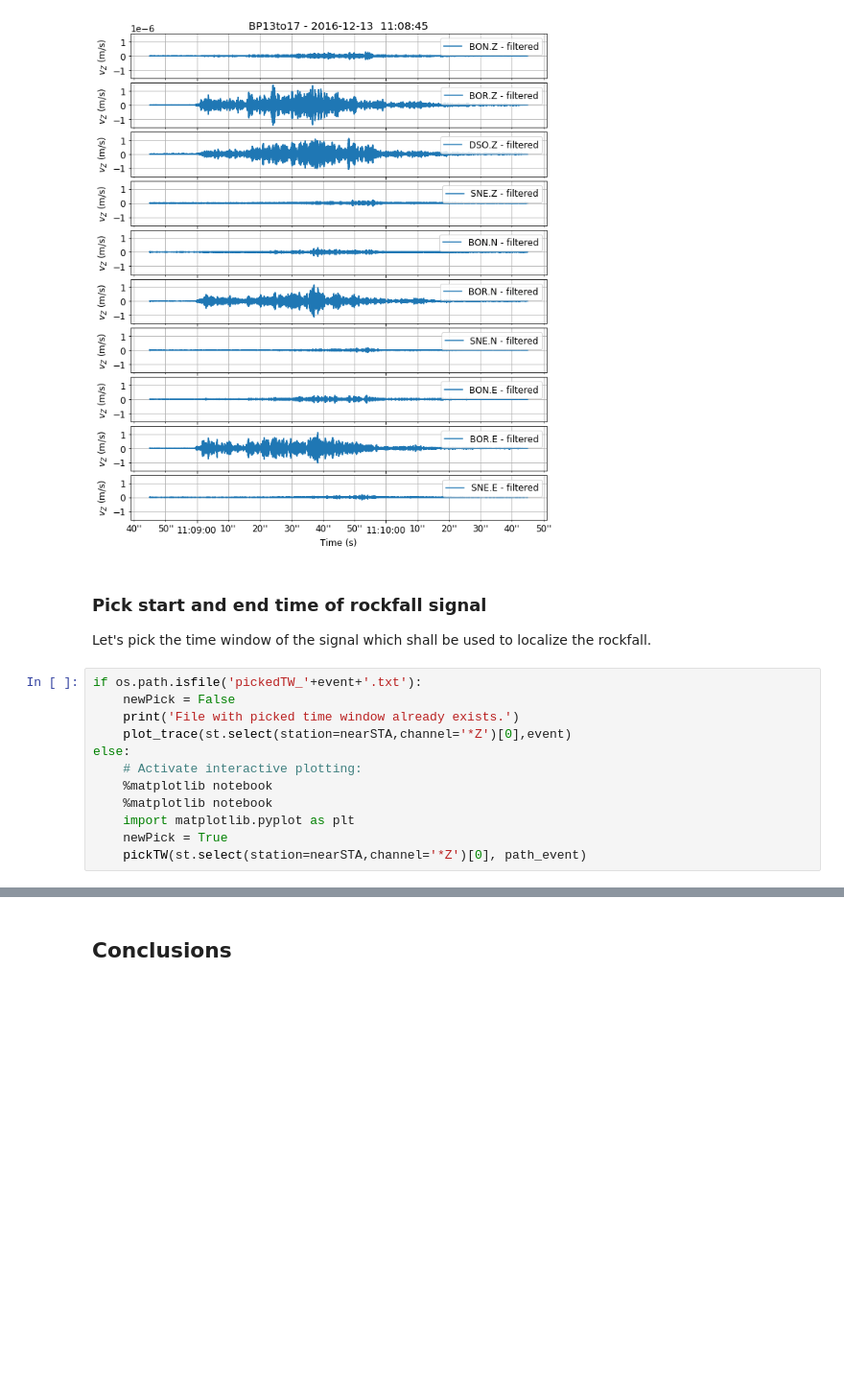
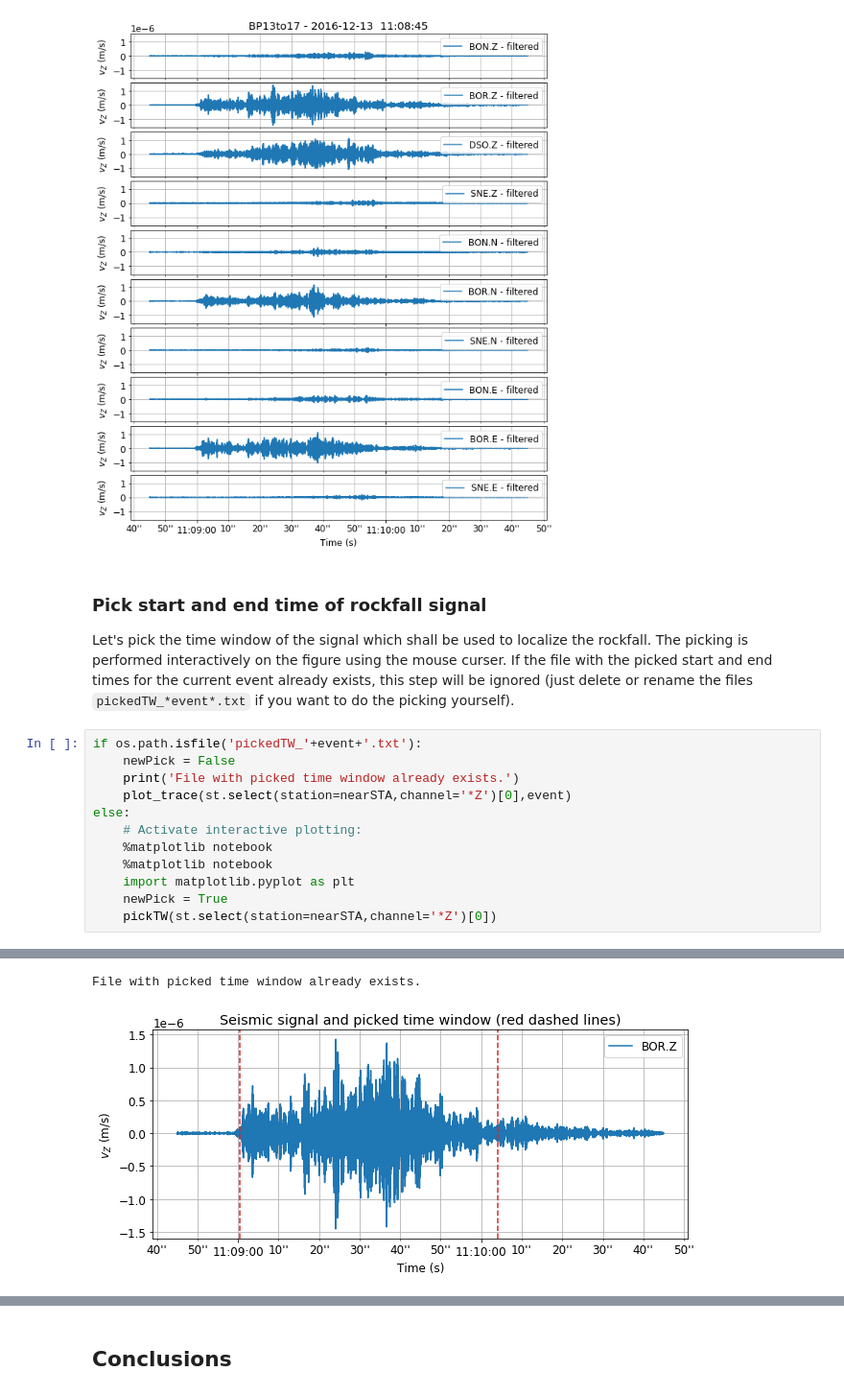
Before and after one commit to Jubeku/RF_localization, a Jupyter notebook: localize.ipynb, the cells around one changed output, grey strips where cells are left out. Shown at 96% size. Drawn from its saved outputs; the diff is of its cells as text; blank space fills up the shorter version.

```diff
--- a/localize.ipynb
+++ b/localize.ipynb
@@ -132,7 +137,7 @@ plot_traces([st],['filtered'],freqID+' - '+eventDate)
 [figure]
 # %% [markdown]
 ### Pick start and end time of rockfall signal
-Let's pick the time window of the signal which shall be used to localize the rockfall.
+Let's pick the time window of the signal which shall be used to localize the rockfall. The picking is performed interactively on the figure using the mouse curser. If the file with the picked start and end times for the current event already exists, this step will be ignored (just delete or rename the files `pickedTW_*event*.txt` if you want to do the picking yourself).
 # %%
 if os.path.isfile('pickedTW_'+event+'.txt'):
     newPick = False
@@ -144,5 +149,5 @@ else:
     %matplotlib notebook
     import matplotlib.pyplot as plt
     newPick = True
-    pickTW(st.select(station=nearSTA,channel='*Z')[0], path_event)
+    pickTW(st.select(station=nearSTA,channel='*Z')[0])
 # %% [output]
@@ -150,0 +154,2 @@ else:
+File with picked time window already exists.
+[figure, added]
```
Also changed, not shown: parts of 19 cells of this notebook, 4 other files.
